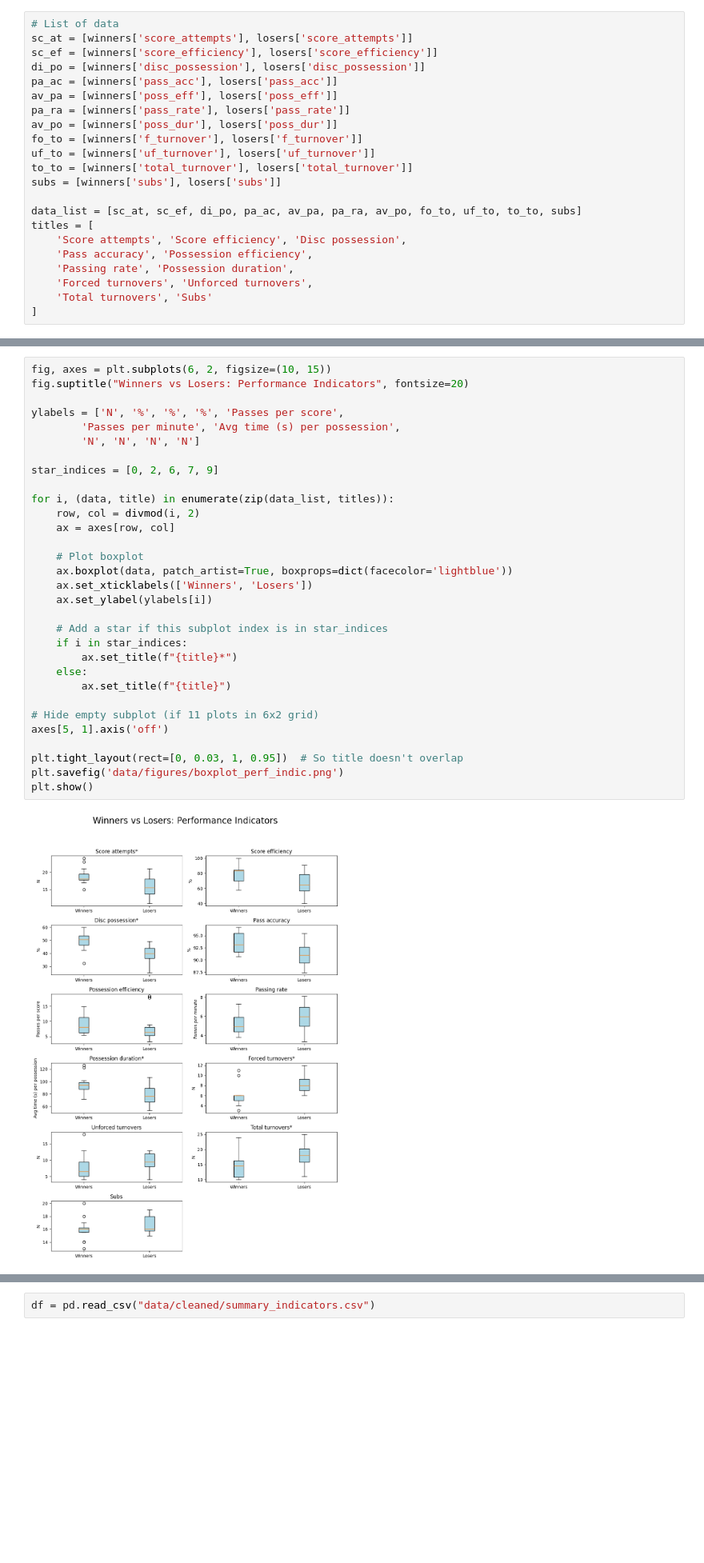
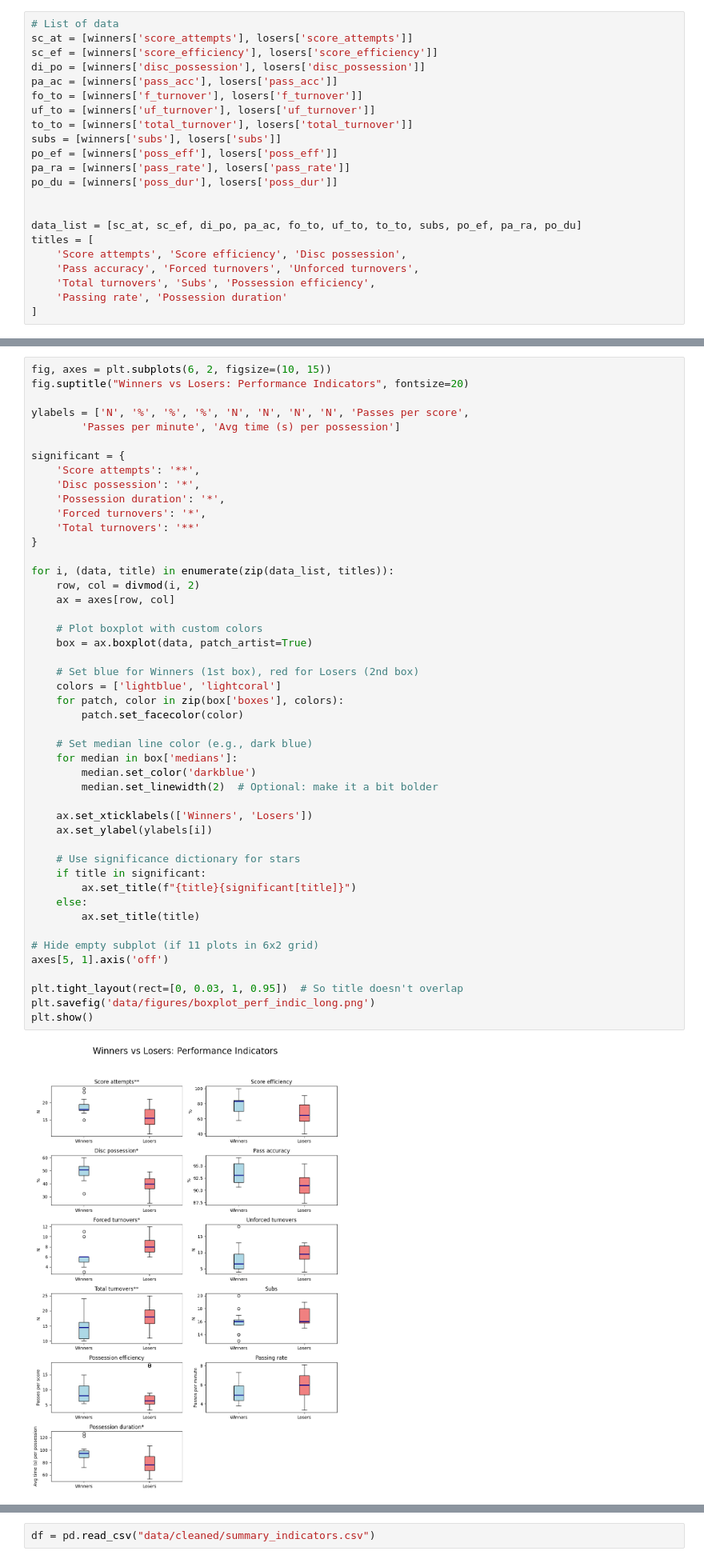
Before and after one commit to porseleyn/UF_Thesis_Analyses, a Jupyter notebook: inferential_statistics.ipynb, the cells around one changed output, grey strips where cells are left out. Shown at 80% size. Drawn from its saved outputs; the diff is of its cells as text; blank space fills up the shorter version.

```diff
--- a/inferential_statistics.ipynb
+++ b/inferential_statistics.ipynb
@@ -145,21 +145,21 @@ sc_at = [winners['score_attempts'], losers['score_attempts']]
 sc_ef = [winners['score_efficiency'], losers['score_efficiency']]
 di_po = [winners['disc_possession'], losers['disc_possession']]
 pa_ac = [winners['pass_acc'], losers['pass_acc']]
-av_pa = [winners['poss_eff'], losers['poss_eff']]
-pa_ra = [winners['pass_rate'], losers['pass_rate']]
-av_po = [winners['poss_dur'], losers['poss_dur']]
 fo_to = [winners['f_turnover'], losers['f_turnover']]
 uf_to = [winners['uf_turnover'], losers['uf_turnover']]
 to_to = [winners['total_turnover'], losers['total_turnover']]
 subs = [winners['subs'], losers['subs']]
+po_ef = [winners['poss_eff'], losers['poss_eff']]
+pa_ra = [winners['pass_rate'], losers['pass_rate']]
+po_du = [winners['poss_dur'], losers['poss_dur']]
 
-data_list = [sc_at, sc_ef, di_po, pa_ac, av_pa, pa_ra, av_po, fo_to, uf_to, to_to, subs]
+
+data_list = [sc_at, sc_ef, di_po, pa_ac, fo_to, uf_to, to_to, subs, po_ef, pa_ra, po_du]
 titles = [
     'Score attempts', 'Score efficiency', 'Disc possession',
-    'Pass accuracy', 'Possession efficiency',
-    'Passing rate', 'Possession duration',
-    'Forced turnovers', 'Unforced turnovers',
-    'Total turnovers', 'Subs'
+    'Pass accuracy', 'Forced turnovers', 'Unforced turnovers',
+    'Total turnovers', 'Subs', 'Possession efficiency',
+    'Passing rate', 'Possession duration'
 ]
 # %%
 fig, axes = plt.subplots(6, 2, figsize=(15, 20))
@@ -189,33 +189,49 @@ plt.show()
 # %%
 fig, axes = plt.subplots(6, 2, figsize=(10, 15))
 fig.suptitle("Winners vs Losers: Performance Indicators", fontsize=20)
 
-ylabels = ['N', '%', '%', '%', 'Passes per score',
-        'Passes per minute', 'Avg time (s) per possession',
-        'N', 'N', 'N', 'N']
+ylabels = ['N', '%', '%', '%', 'N', 'N', 'N', 'N', 'Passes per score',
+        'Passes per minute', 'Avg time (s) per possession']
 
-star_indices = [0, 2, 6, 7, 9]
+significant = {
+    'Score attempts': '**',
+    'Disc possession': '*',
+    'Possession duration': '*',
+    'Forced turnovers': '*',
+    'Total turnovers': '**'
+}
 
 for i, (data, title) in enumerate(zip(data_list, titles)):
     row, col = divmod(i, 2)
     ax = axes[row, col]
 
-    # Plot boxplot
-    ax.boxplot(data, patch_artist=True, boxprops=dict(facecolor='lightblue'))
+    # Plot boxplot with custom colors
+    box = ax.boxplot(data, patch_artist=True)
+
+    # Set blue for Winners (1st box), red for Losers (2nd box)
+    colors = ['lightblue', 'lightcoral']
+    for patch, color in zip(box['boxes'], colors):
+        patch.set_facecolor(color)
+
+    # Set median line color (e.g., dark blue)
+    for median in box['medians']:
+        median.set_color('darkblue')
+        median.set_linewidth(2)  # Optional: make it a bit bolder
+
     ax.set_xticklabels(['Winners', 'Losers'])
     ax.set_ylabel(ylabels[i])
 
-    # Add a star if this subplot index is in star_indices
-    if i in star_indices:
-        ax.set_title(f"{title}*")
+    # Use significance dictionary for stars
+    if title in significant:
+        ax.set_title(f"{title}{significant[title]}")
     else:
-        ax.set_title(f"{title}")
+        ax.set_title(title)
 
 # Hide empty subplot (if 11 plots in 6x2 grid)
 axes[5, 1].axis('off')
 
 plt.tight_layout(rect=[0, 0.03, 1, 0.95])  # So title doesn't overlap
-plt.savefig('data/figures/boxplot_perf_indic.png')
+plt.savefig('data/figures/boxplot_perf_indic_long.png')
 plt.show()
 # %% [output]
-[figure, old version]
+[figure, new version]
```
Also changed, not shown: parts of 10 cells of this notebook, 21 other files.
